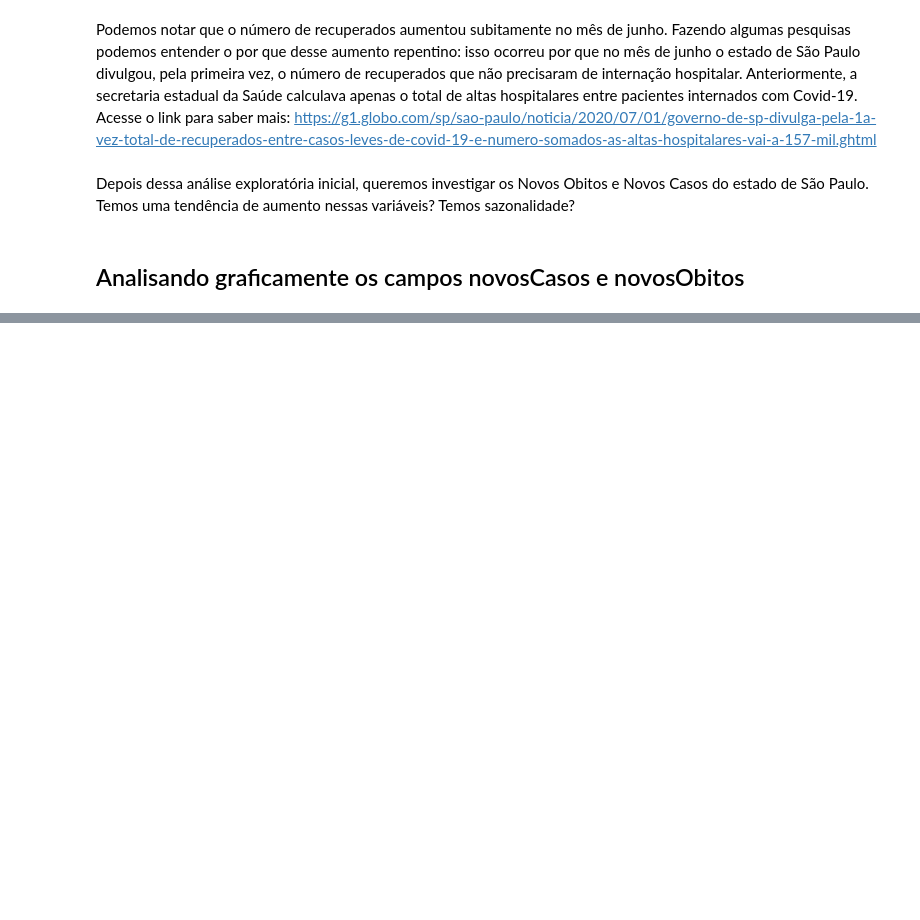
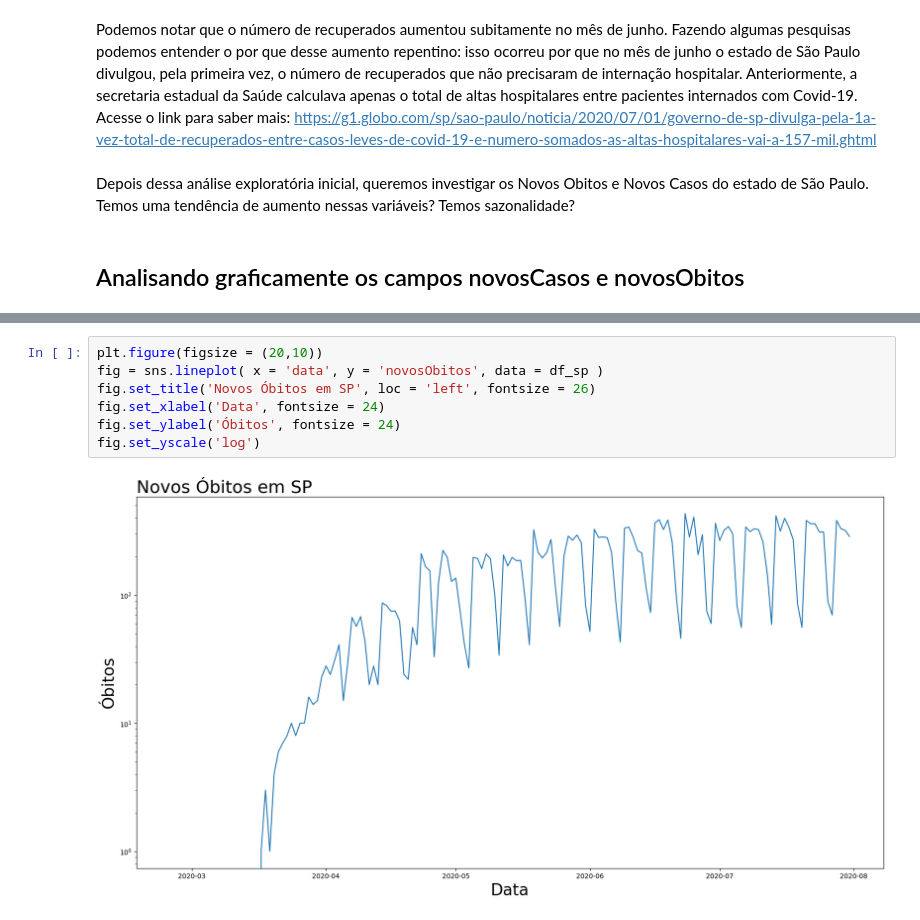
Before and after one commit to JosianeCampos/Analise---COVID-19, a Jupyter notebook: analise_COVID_19.ipynb, the cells around one changed output, grey strips where cells are left out. Saved outputs shown, nothing was run; the diff lists cells and outputs as text; blank space fills up the shorter version.

```diff
--- a/analise_COVID_19.ipynb
+++ b/analise_COVID_19.ipynb
@@ -162,0 +179,9 @@ Depois dessa análise exploratória inicial, queremos investigar os Novos Obitos
+# %%
+plt.figure(figsize = (20,10))
+fig = sns.lineplot( x = 'data', y = 'novosObitos', data = df_sp )
+fig.set_title('Novos Óbitos em SP', loc = 'left', fontsize = 26)
+fig.set_xlabel('Data', fontsize = 24)
+fig.set_ylabel('Óbitos', fontsize = 24)
+fig.set_yscale('log')
+# %% [output]
+[figure, added]
```
Also changed, not shown: parts of 13 cells of this notebook.
